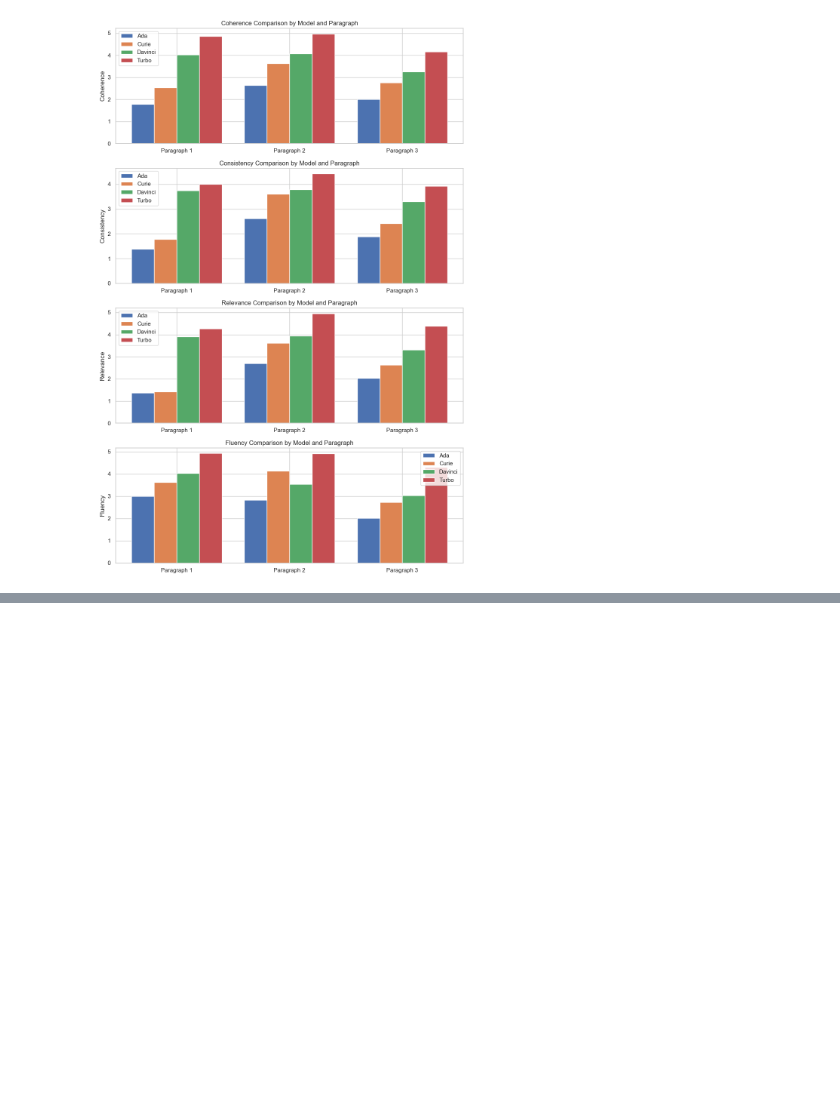
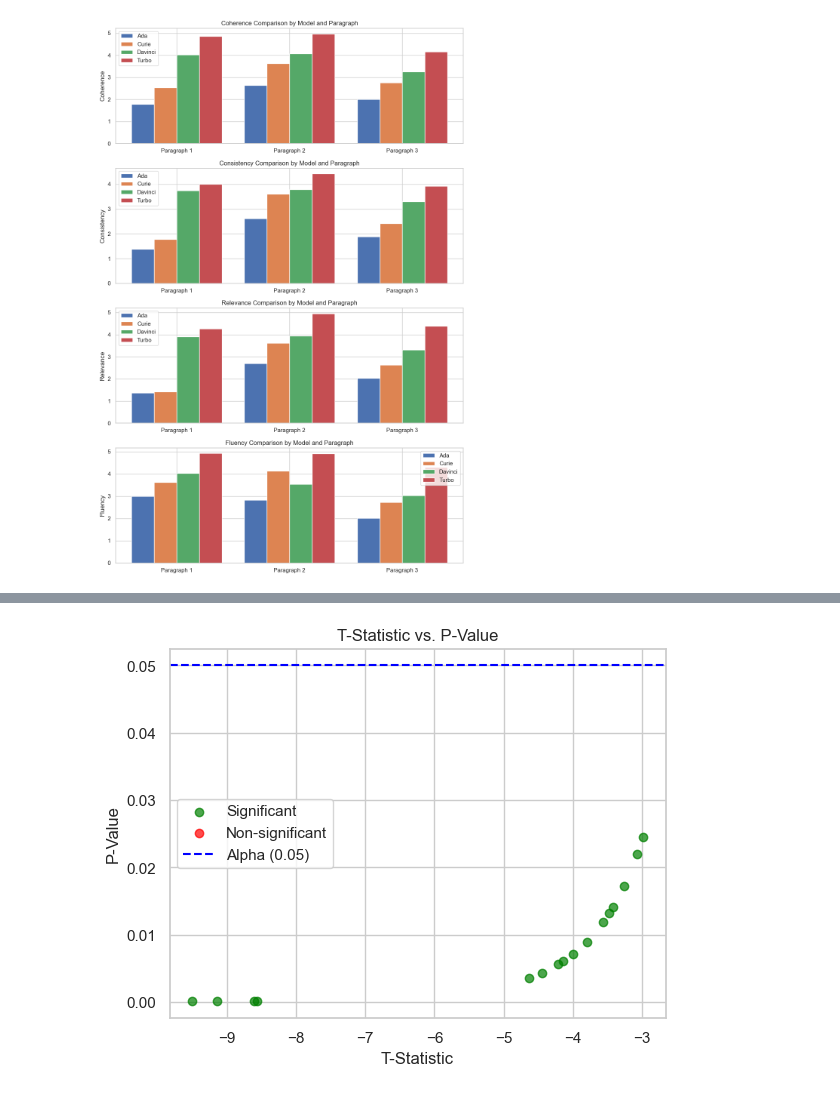
Before and after one commit to jonidamukaj/testing_LLMs, a Jupyter notebook: main/visualizations/evaluate_LLM.ipynb, the cells around one changed output, grey strips where cells are left out. Drawn from its saved outputs; the diff is of its cells as text; code cells hidden in the pictures; blank space fills up the shorter version.

```diff
--- a/main/visualizations/evaluate_LLM.ipynb
+++ b/main/visualizations/evaluate_LLM.ipynb
@@ -104,0 +166,99 @@ plt.show()
+# %%
+
+
+import pandas as pd
+from scipy import stats
+import json
+import matplotlib.pyplot as plt
+
+# Create dataframes for the first and second groups
+data_group1 = pd.DataFrame({
+    'Model': ['ada', 'curie', 'davinci', 'turbo'],
+    'F1_Score': [0.63471, 0.132369, 0.258645, 0.251384],
+    'Rouge1': [0.260688, 0.3974, 0.467173, 0.486424],
+    'Rouge2': [0.065746, 0.135817, 0.26883, 0.269856],
+    'Bleu': [0.017435, 0.038858, 0.09019, 0.106317]
+})
+
+data_group2 = pd.DataFrame({
+    'Model': ['ada', 'curie', 'davinci', 'turbo'],
+    'Consistency': [1.783333333, 2.533333333, 4.016666667, 4.866666667],
+    'Coherence': [1.383333333, 1.783333333, 3.733333333, 4],
+    'Relevance': [1.366666667, 1.416666667, 3.9, 4.266666667],
+    'Fluency': [3, 3.616666667, 4.033333333, 4.916666667]
+})
+
+# Create a list to store the results
+results = []
+
+# Create empty lists to store T-statistics and p-values
+t_statistics = []
+p_values = []
+
+# Create empty lists to store significant and non-significant results
+significant_results = []
+non_significant_results = []
+
+# Loop through metrics in group 1 and group 2
+alpha = 0.05  # Significance level
+
+for metric1 in metrics_group1:
+    for metric2 in metrics_group2:
+        group1_data = data_group1[metric1]
+        group2_data = data_group2[metric2]
+
+        # Perform independent samples t-test
+        t_statistic, p_value = stats.ttest_ind(group1_data, group2_data)
+
+        # Append T-statistic and p-value to the lists
+        t_statistics.append(t_statistic)
+        p_values.append(p_value)
+
+        # Determine significance and convert to string
+        is_significant = "Yes" if p_value < alpha else "No"
+
+        # Add the results to the list
+        result_dict = {
+            "Metric Group 1": metric1,
+            "Metric Group 2": metric2,
+            "T-Statistic": t_statistic,
+            "P-Value": p_value,
+            "Significant Difference": is_significant
+        }
+
+        results.append(result_dict)
+
+        # Separate significant and non-significant results
+        if p_value < alpha:
+            significant_results.append((t_statistic, p_value))
+        else:
+            non_significant_results.append((t_statistic, p_value))
+
+# Write the results to a JSON file
+with open("t_test_results.json", "w") as json_file:
+    json.dump(results, json_file, indent=4)
+
+# Create a scatter plot of T-statistics vs. p-values
+t_statistics = np.array(t_statistics)
+p_values = np.array(p_values)
+
+# Determine significance and convert to boolean values
+is_significant = p_values < alpha
+
+# Plot significant results in green and non-significant results in red
+plt.scatter(t_statistics[is_significant], p_values[is_significant], c='green', label='Significant', alpha=0.7)
+plt.scatter(t_statistics[~is_significant], p_values[~is_significant], c='red', label='Non-significant', alpha=0.7)
+
+plt.xlabel("T-Statistic")
+plt.ylabel("P-Value")
+plt.title("T-Statistic vs. P-Value")
+plt.axhline(y=alpha, color='blue', linestyle='--', label=f"Alpha ({alpha})")
+plt.legend()
+plt.grid(True)
+
+# Display the plot
+plt.show()
+
+print("Results saved to 't_test_results.json'.")
+# %% [output]
+[figure, added]
```
Also changed, not shown: parts of 2 cells of this notebook, 20 other files.
